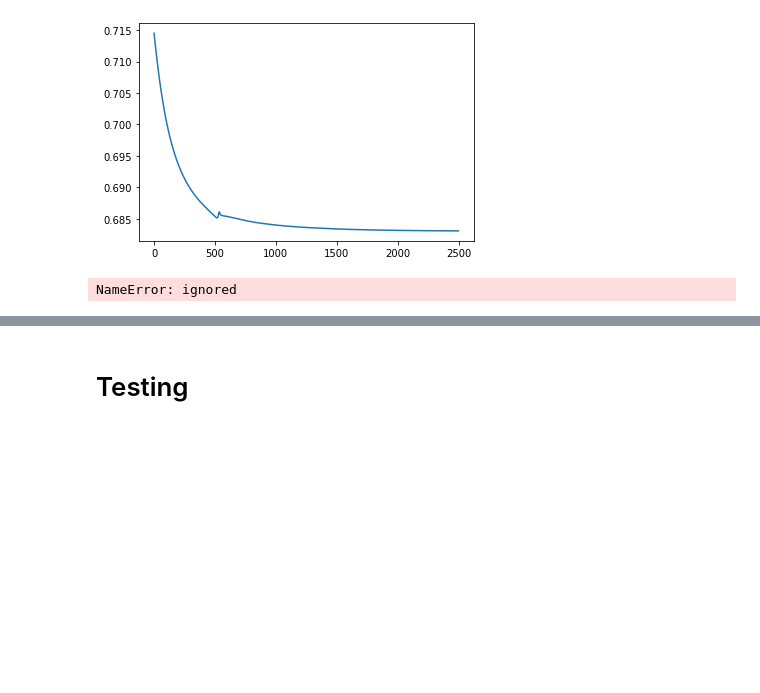
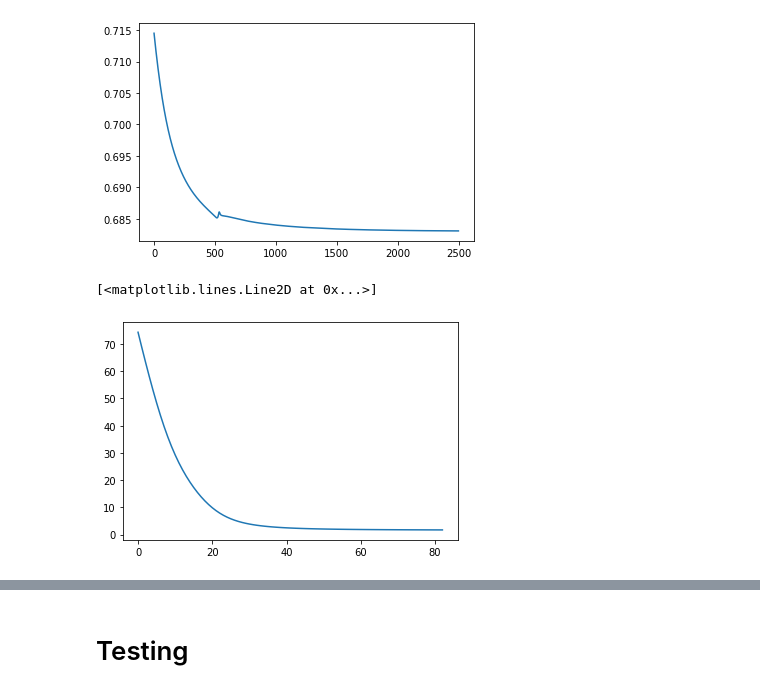
Before and after one commit to haidershoaib98/TGCN-Reproduce, a Jupyter notebook: 6322_Project.ipynb, the cells around one changed output, grey strips where cells are left out. Drawn from its saved outputs; the diff is of its cells as text; code cells hidden in the pictures; blank space fills up the shorter version.

Commit message:
More training, added code for early stopping, and plots

```diff
--- a/6322_Project.ipynb
+++ b/6322_Project.ipynb
@@ -270,7 +269,7 @@ tgcn = TGCN(adj=adj, hidden_dim=3)
 # %% [markdown]
 Setup Adam optimizer and loss criterion
 # %%
-optimizer = torch.optim.Adam(tgcn.parameters(), lr=1e-2, weight_decay=1.5e-3)
+optimizer = torch.optim.Adam(tgcn.parameters(), lr=1e-3, weight_decay=1.5e-3)
 # criterion = torch.nn.MSELoss()
 print(tgcn)
 # %% [output]
@@ -286,9 +285,9 @@ Loss function and metric calculations
 def mse_with_regularizer_loss_func(inputs, targets, model, lamda=1.5e-3):
     reg_loss = 0.0
     for param in model.parameters():
-        reg_loss += torch.sum(param ** 2) / len(pred)
+        reg_loss += torch.sum(param ** 2) / 2
     reg_loss = lamda * reg_loss
-    mse_loss = torch.sum((inputs - targets) ** 2) / len(pred)
+    mse_loss = torch.sum((inputs - targets) ** 2) / 2
     return mse_loss + reg_loss
 
 def mse_loss(pred, y):
@@ -377,6 +380,7 @@ plt.plot(loss_list[500:])
 [<matplotlib.lines.Line2D at 0x...>]
 [figure]
 # %%
-plt.plot(loss_list[500:])
+plt.plot(loss_list)
 # %% [output]
-NameError: ignored
+[<matplotlib.lines.Line2D at 0x...>]
+[figure, added]
```
Also changed, not shown: parts of 6 cells of this notebook.
